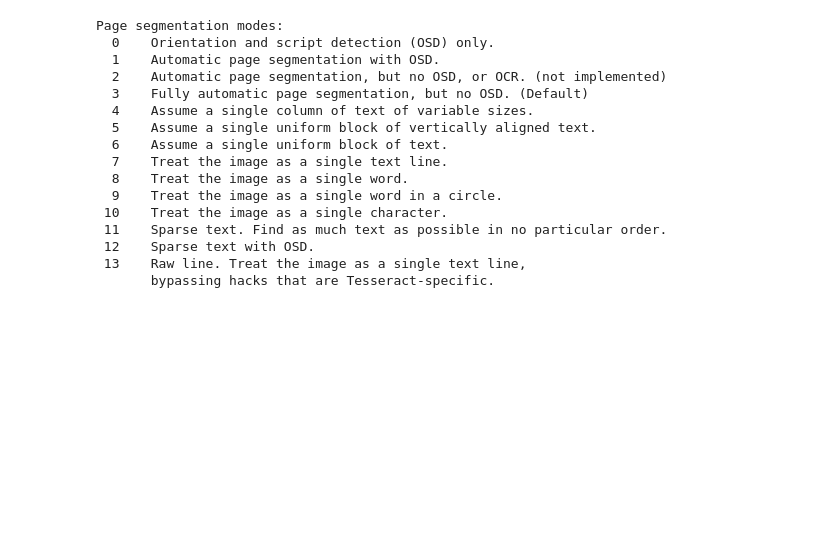
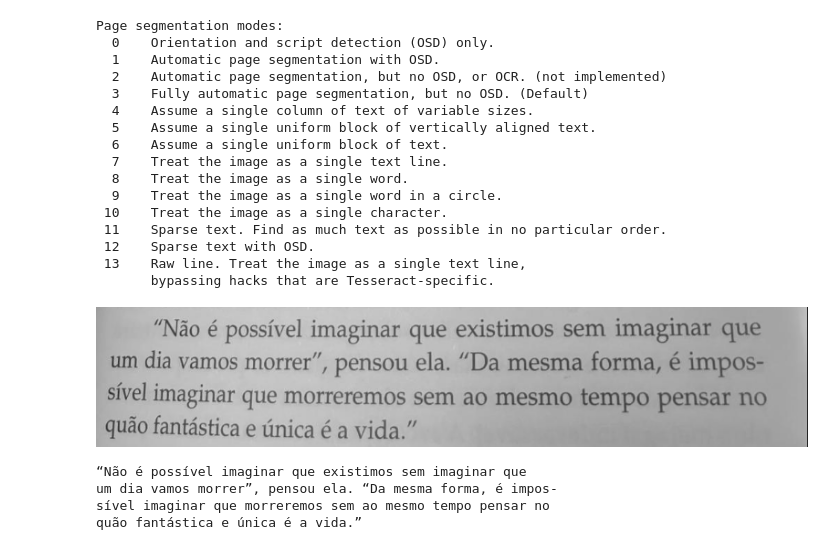
Before and after one commit to thiiagofernando/ocr_opencv_python, a Jupyter notebook: Curso_Visual_Computacional_OCR_OpenCv.ipynb, the cells around one changed output. Saved outputs shown, nothing was run; the diff lists cells and outputs as text; code cells hidden in the pictures; blank space fills up the shorter version.

```diff
--- a/Curso_Visual_Computacional_OCR_OpenCv.ipynb
+++ b/Curso_Visual_Computacional_OCR_OpenCv.ipynb
@@ -99,3 +99,18 @@ Page segmentation modes:
  12    Sparse text with OSD.
  13    Raw line. Treat the image as a single text line,
        bypassing hacks that are Tesseract-specific.
+# %%
+img = cv2.imread('/content/text-recognize/Imagens/Aula2-trecho-livro.png')
+rgb = cv2.cvtColor(img, cv2.COLOR_BGR2GRAY)
+cv2_imshow(rgb)
+# %% [output]
+[figure, added]
+# %%
+config_tesseract = '--tessdata-dir /usr/share/tesseract-ocr/4.00/tessdata --psm 6'
+texto = pytesseract.image_to_string(rgb, lang='por', config=config_tesseract)
+print(texto)
+# %% [output]
+“Não é possível imaginar que existimos sem imaginar que
+um dia vamos morrer”, pensou ela. “Da mesma forma, é impos-
+sível imaginar que morreremos sem ao mesmo tempo pensar no
+quão fantástica e única é a vida.”
```
